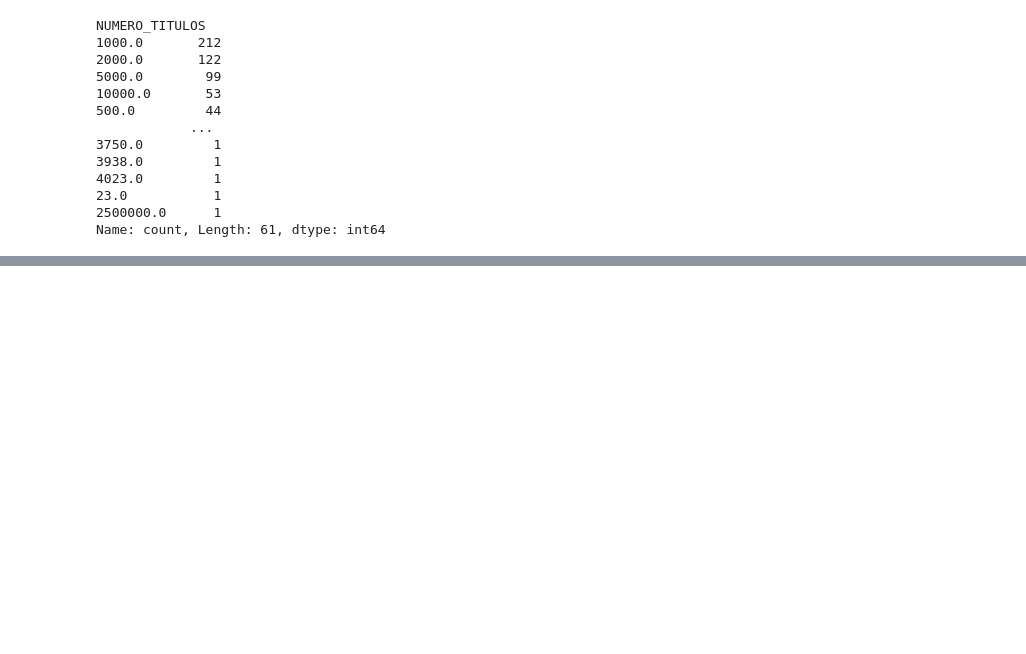
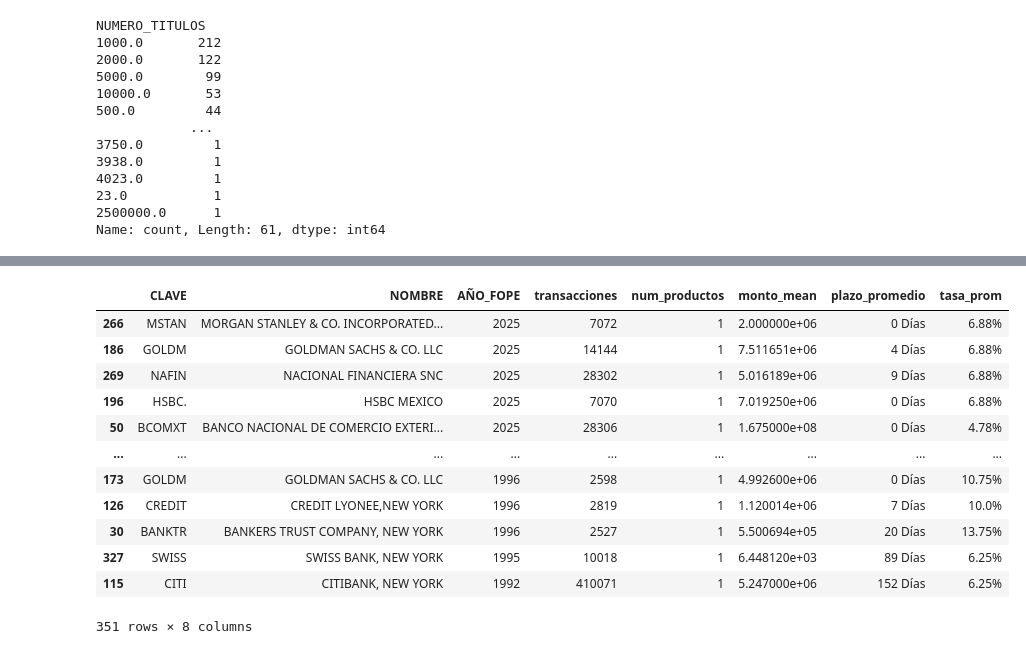
Before and after one commit to Ale1726/clientes_eda, a Jupyter notebook: producto_sims.ipynb, the cells around one changed output, grey strips where cells are left out. Drawn from its saved outputs; the diff is of its cells as text; code cells hidden in the pictures; blank space fills up the shorter version.

```diff
--- a/producto_sims.ipynb
+++ b/producto_sims.ipynb
@@ -213,0 +192,12 @@ agrupado_plazo_anual.to_csv(os.path.join(path_dir_output_transformation, "agrupa
+# %%
+agrupado_clientes_año = (
+    productos_sims.groupby(['CLAVE','NOMBRE', 'AÑO_FOPE'], as_index=False)
+    .agg(
+        transacciones=('FOLIO', lambda x: round(x.sum())),
+        num_productos=('PORTAFOLIO', 'nunique'),
+        monto_mean=('MONTO_MOVIMIENTO', lambda x: round(x.mean(), 2) if x.mean() != 0 else 0),
+        plazo_promedio=('DIAS', lambda x: f"{round(x.mean())} Días"),
+        tasa_prom=('TASA', lambda x: f"{round(x.mean(),2)}%"),
+    )
+    .sort_values(by=['AÑO_FOPE'], ascending=False)
+)
@@ -213,0 +206,16 @@ agrupado_plazo_anual.to_csv(os.path.join(path_dir_output_transformation, "agrupa
+# %%
+agrupado_clientes_año
+# %% [output]
+|  | CLAVE | NOMBRE | AÑO_FOPE | transacciones | num_productos | monto_mean | plazo_promedio | tasa_prom |
+| 266 | MSTAN | MORGAN STANLEY & CO. INCORPORATED... | 2025 | 7072 | 1 | 2.000000e+06 | 0 Días | 6.88% |
+| 186 | GOLDM | GOLDMAN SACHS & CO. LLC | 2025 | 14144 | 1 | 7.511651e+06 | 4 Días | 6.88% |
+| 269 | NAFIN | NACIONAL FINANCIERA SNC | 2025 | 28302 | 1 | 5.016189e+06 | 9 Días | 6.88% |
+| 196 | HSBC. | HSBC MEXICO | 2025 | 7070 | 1 | 7.019250e+06 | 0 Días | 6.88% |
+| 50 | BCOMXT | BANCO NACIONAL DE COMERCIO EXTERI... | 2025 | 28306 | 1 | 1.675000e+08 | 0 Días | 4.78% |
+| ... | ... | ... | ... | ... | ... | ... | ... | ... |
+| 173 | GOLDM | GOLDMAN SACHS & CO. LLC | 1996 | 2598 | 1 | 4.992600e+06 | 0 Días | 10.75% |
+| 126 | CREDIT | CREDIT LYONEE,NEW YORK | 1996 | 2819 | 1 | 1.120014e+06 | 7 Días | 10.0% |
+| 30 | BANKTR | BANKERS TRUST COMPANY, NEW YORK | 1996 | 2527 | 1 | 5.500694e+05 | 20 Días | 13.75% |
+| 327 | SWISS | SWISS BANK, NEW YORK | 1995 | 10018 | 1 | 6.448120e+03 | 89 Días | 6.25% |
+| 115 | CITI | CITIBANK, NEW YORK | 1992 | 410071 | 1 | 5.247000e+06 | 152 Días | 6.25% |
+351 rows × 8 columns
```
Also changed, not shown: parts of 9 cells of this notebook, 1 other file.
